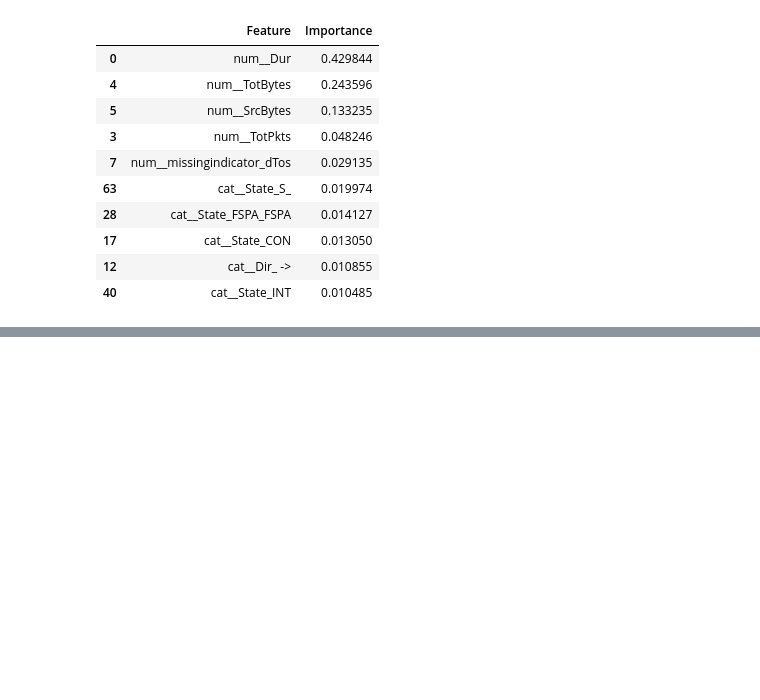
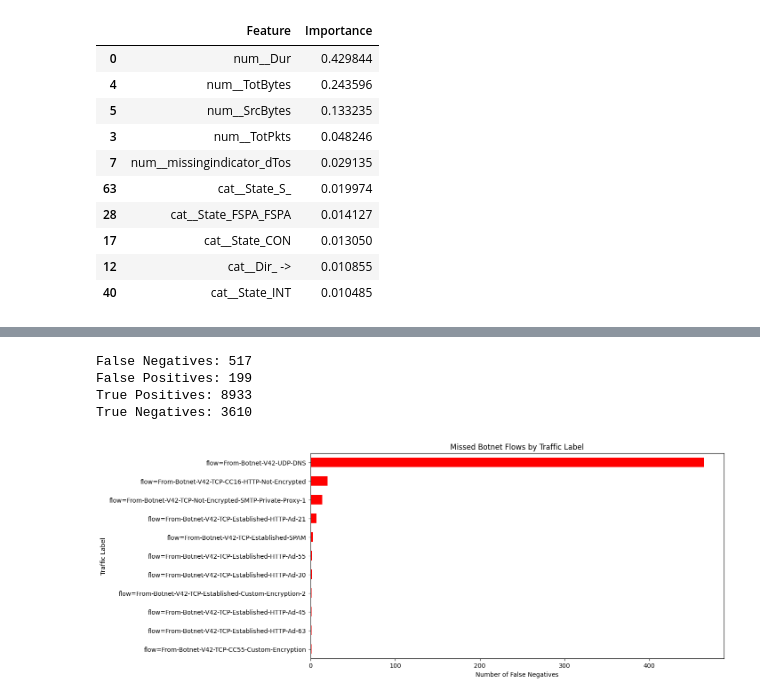
Before and after one commit to Ch3ddarr/dsb_capstone, a Jupyter notebook: capstone2/02_Modelling.ipynb, the cells around one changed output, grey strips where cells are left out. Saved outputs shown, nothing was run; the diff lists cells and outputs as text; code cells hidden in the pictures; blank space fills up the shorter version.

```diff
--- a/capstone2/02_Modelling.ipynb
+++ b/capstone2/02_Modelling.ipynb
@@ -651,0 +694,48 @@ feature_importance.head(10)
+# %%
+test_results = test_df.copy()
+
+test_results['prediction'] = rf_pipeline.predict(X_test)
+
+false_negatives = test_results[
+    (test_results['target'] == 1) &
+    (test_results['prediction'] == 0)
+]
+
+false_positives = test_results[
+    (test_results['target'] == 0) &
+    (test_results['prediction'] == 1)
+]
+
+true_positives = test_results[
+    (test_results['target'] == 1) &
+    (test_results['prediction'] == 1)
+]
+
+true_negatives = test_results[
+    (test_results['target'] == 0) &
+    (test_results['prediction'] == 0)
+]
+
+print("False Negatives:", len(false_negatives))
+print("False Positives:", len(false_positives))
+print("True Positives:", len(true_positives))
+print("True Negatives:", len(true_negatives))
+# %% [output]
+False Negatives: 517
+False Positives: 199
+True Positives: 8933
+True Negatives: 3610
+# %%
+false_negatives['Label'].value_counts().plot(
+    kind='barh',
+    figsize=(12, 6),
+    color='red'
+)
+
+plt.title('Missed Botnet Flows by Traffic Label')
+plt.xlabel('Number of False Negatives')
+plt.ylabel('Traffic Label')
+plt.gca().invert_yaxis()
+plt.show()
+# %% [output]
+[figure, added]
```
Also changed, not shown: parts of 14 cells of this notebook.
